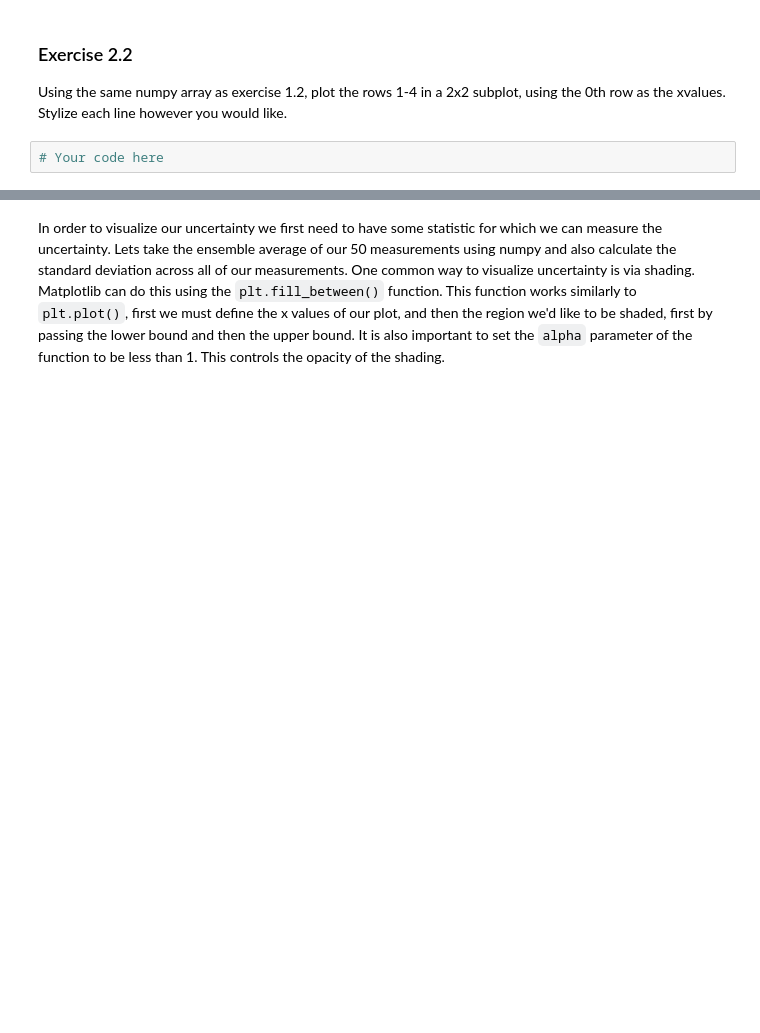
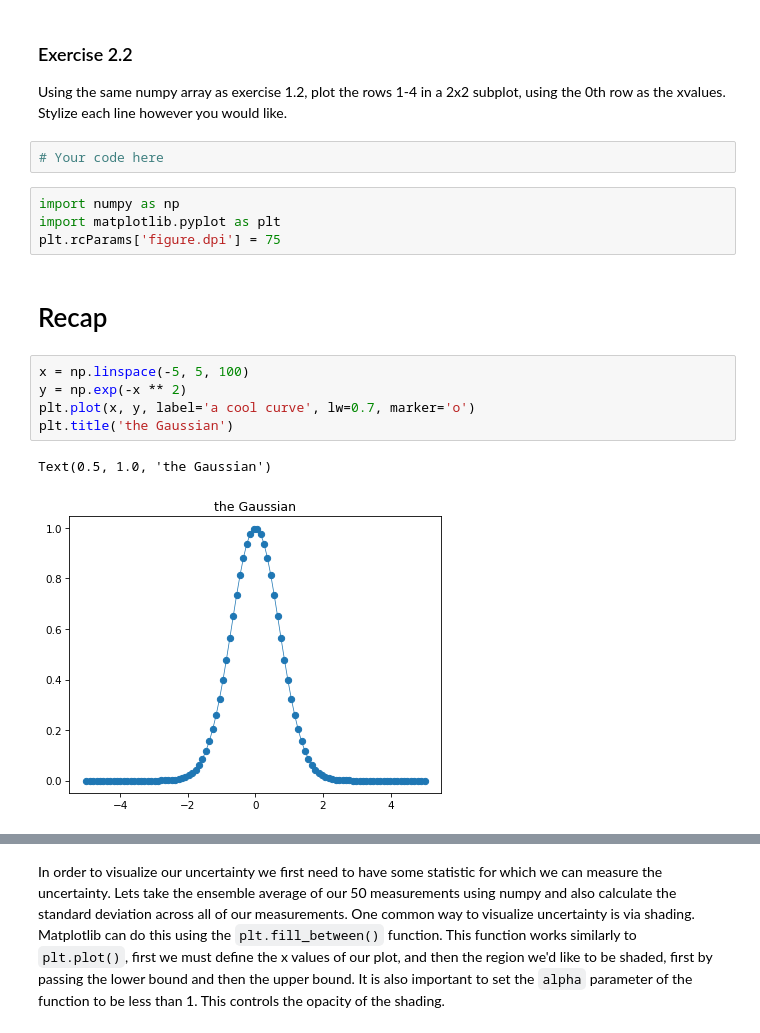
Before and after one commit to jeremyschroeter/Neuro301-Coding-Kit, a Jupyter notebook: Lesson-Notebooks/Python_Matplotlib_Lesson.ipynb, the cells around one changed output, grey strips where cells are left out. Saved outputs shown, nothing was run; the diff lists cells and outputs as text; blank space fills up the shorter version.

```diff
--- a/Lesson-Notebooks/Python_Matplotlib_Lesson.ipynb
+++ b/Lesson-Notebooks/Python_Matplotlib_Lesson.ipynb
@@ -99,3 +99,17 @@ One of the most common use cases for subplots is to visually compare two quantit
 Using the same numpy array as exercise 1.2, plot the rows 1-4 in a 2x2 subplot, using the 0th row as the xvalues. Stylize each line however you would like.
 # %%
 # Your code here
+# %%
+import numpy as np
+import matplotlib.pyplot as plt
+plt.rcParams['figure.dpi'] = 75
+# %% [markdown]
+# Recap
+# %%
+x = np.linspace(-5, 5, 100)
+y = np.exp(-x ** 2)
+plt.plot(x, y, label='a cool curve', lw=0.7, marker='o')
+plt.title('the Gaussian')
+# %% [output]
+Text(0.5, 1.0, 'the Gaussian')
+[figure, added]
```
Also changed, not shown: parts of 3 cells of this notebook, 11 other files.
